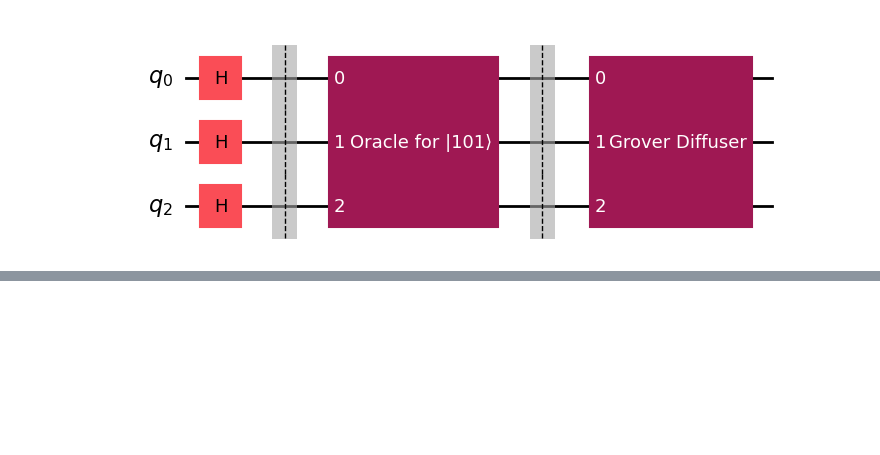
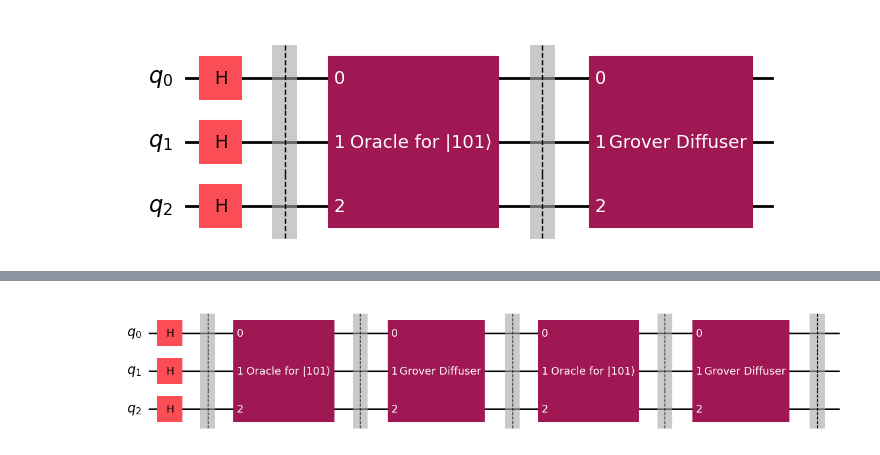
Before and after one commit to brinaa8/grover_algorithm, a Jupyter notebook: grover.ipynb, the cells around one changed output, grey strips where cells are left out. Saved outputs shown, nothing was run; the diff lists cells and outputs as text; code cells hidden in the pictures; blank space fills up the shorter version.

Commit message:
Apply Grover Iterations

```diff
--- a/grover.ipynb
+++ b/grover.ipynb
@@ -181,3 +181,85 @@ Statevector([-0.1767767 +0.j, -0.1767767 +0.j, -0.1767767 +0.j,
              -0.1767767 +0.j, -0.1767767 +0.j],
             dims=(2, 2, 2))
 [figure]
+# %%
+# Fourth try: Apply Grover iterations
+
+from qiskit import QuantumCircuit
+from qiskit.quantum_info import Statevector
+import math
+
+def create_oracle(n_qubits: int, good_state: str) -> QuantumCircuit:
+    """
+    Creates an oracle that marks the given good_state with a phase flip.
+    """
+    qc = QuantumCircuit(n_qubits)
+    for i, bit in enumerate(good_state):
+        if bit == '0':
+            qc.x(i)
+    qc.h(n_qubits - 1)
+    if n_qubits == 2:
+        qc.cz(0, 1)
+    else:
+        qc.mcx(list(range(n_qubits - 1)), n_qubits - 1)
+    qc.h(n_qubits - 1)
+    for i, bit in enumerate(good_state):
+        if bit == '0':
+            qc.x(i)
+    qc.name = f"Oracle for |{good_state}⟩"
+    return qc
+
+def grover_diffuser(n_qubits: int) -> QuantumCircuit:
+    """
+    Creates the Grover diffuser circuit for n_qubits.
+    """
+    qc = QuantumCircuit(n_qubits)
+    qc.h(range(n_qubits))
+    qc.x(range(n_qubits))
+    qc.h(n_qubits - 1)
+    if n_qubits == 2:
+        qc.cz(0, 1)
+    else:
+        qc.mcx(list(range(n_qubits - 1)), n_qubits - 1)
+    qc.h(n_qubits - 1)
+    qc.x(range(n_qubits))
+    qc.h(range(n_qubits))
+    qc.name = "Grover Diffuser"
+    return qc
+
+# Number of qubits
+n = 3
+# Good state to search for
+good_state = "101"
+
+# Calculate number of Grover iterations
+M = 1  # One good solution
+N = 2 ** n
+optimal_iterations = math.floor(math.pi / (4 * math.asin(math.sqrt(M / N))))
+print(f"Optimal number of Grover iterations: {optimal_iterations}")
+
+# Create initial Grover circuit with superposition
+grover_circuit = QuantumCircuit(n)
+grover_circuit.h(range(n))
+grover_circuit.barrier()
+
+# Create oracle and diffuser once
+oracle = create_oracle(n, good_state)
+diffuser = grover_diffuser(n)
+
+# Apply Grover iterations
+for _ in range(optimal_iterations):
+    grover_circuit.append(oracle, range(n))
+    grover_circuit.barrier()
+    grover_circuit.append(diffuser, range(n))
+    grover_circuit.barrier()
+
+# Final state vector
+final_state = Statevector.from_instruction(grover_circuit)
+
+# Show amplitudes
+print("\nFinal quantum state (states' amplitudes):")
+print(final_state)
+
+# Draw circuit
+grover_circuit.draw("mpl")
+# %% [output]
@@ -183,0 +273 @@ Statevector([-0.1767767 +0.j, -0.1767767 +0.j, -0.1767767 +0.j,
+[figure, added]
```
Also changed, not shown: parts of 1 cell of this notebook.
